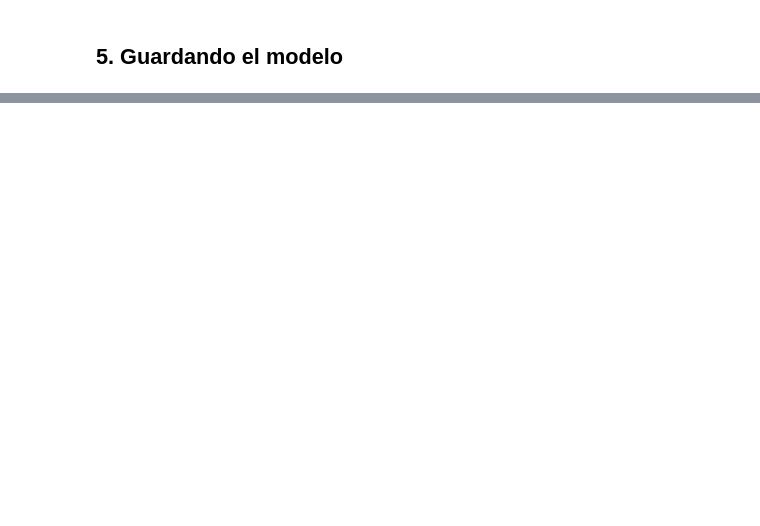
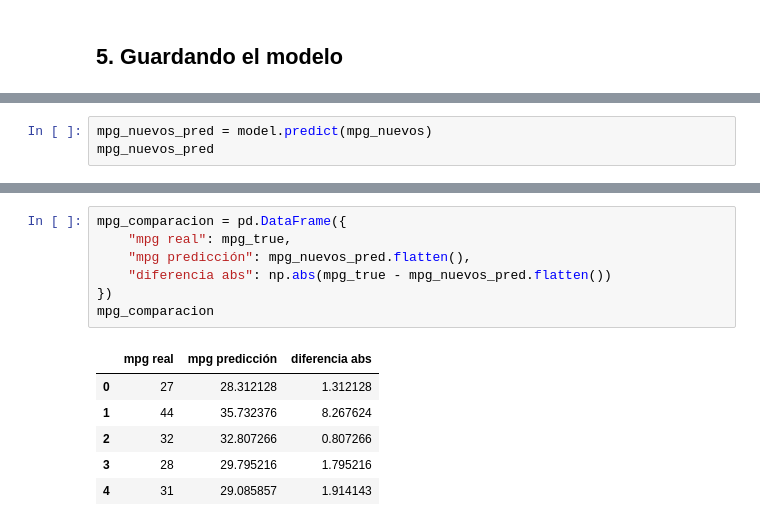
Before and after one commit to RicardxJMG/deep-learning-diplomado, a Jupyter notebook: Tareas/Tarea 07 - Regresión mpg.ipynb, the cells around one changed output, grey strips where cells are left out. Saved outputs shown, nothing was run; the diff lists cells and outputs as text; blank space fills up the shorter version.

```diff
--- a/Tareas/Tarea 07 - Regresión mpg.ipynb
+++ b/Tareas/Tarea 07 - Regresión mpg.ipynb
@@ -278,0 +281,3 @@ ZIP generado correctamente: resultados.zip
+# %%
+mpg_nuevos_pred = model.predict(mpg_nuevos)
+mpg_nuevos_pred
@@ -278,0 +291,14 @@ ZIP generado correctamente: resultados.zip
+# %%
+mpg_comparacion = pd.DataFrame({
+    "mpg real": mpg_true,
+    "mpg predicción": mpg_nuevos_pred.flatten(),
+    "diferencia abs": np.abs(mpg_true - mpg_nuevos_pred.flatten())
+})
+mpg_comparacion
+# %% [output]
+|  | mpg real | mpg predicción | diferencia abs |
+| 0 | 27 | 28.312128 | 1.312128 |
+| 1 | 44 | 35.732376 | 8.267624 |
+| 2 | 32 | 32.807266 | 0.807266 |
+| 3 | 28 | 29.795216 | 1.795216 |
+| 4 | 31 | 29.085857 | 1.914143 |
```
Also changed, not shown: parts of 19 cells of this notebook.
